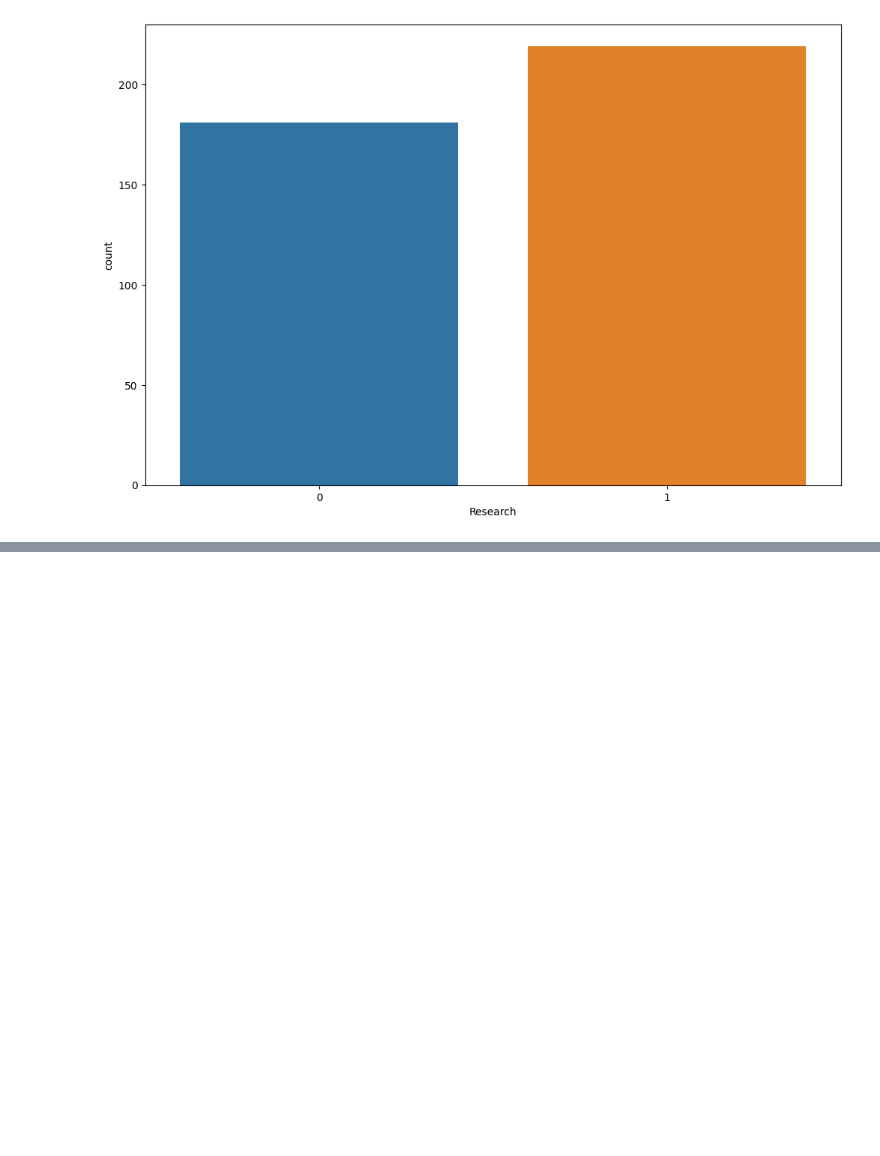
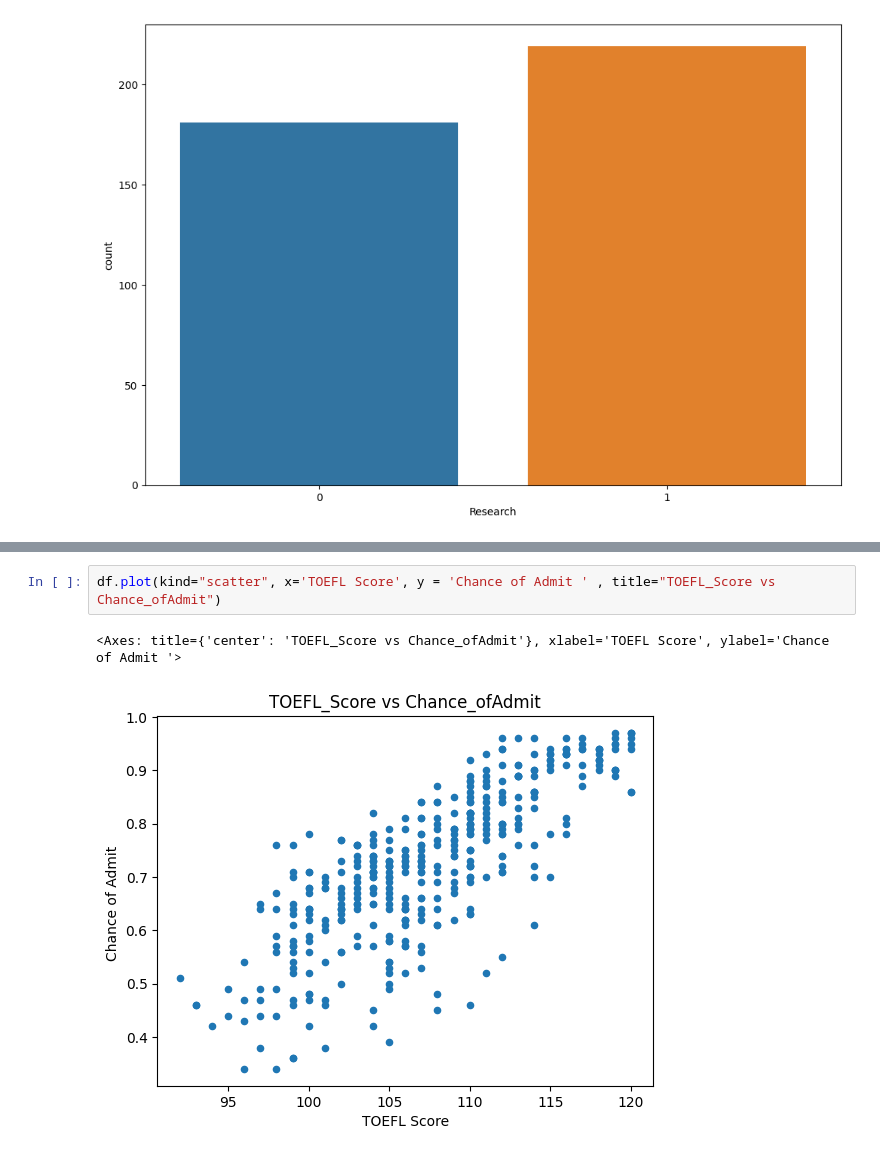
Before and after one commit to penscola/Graduate-Admissions, a Jupyter notebook: code/graduate-admision.ipynb, the cells around one changed output, grey strips where cells are left out. Drawn from its saved outputs; the diff is of its cells as text; blank space fills up the shorter version.

```diff
--- a/code/graduate-admision.ipynb
+++ b/code/graduate-admision.ipynb
@@ -112,0 +134,5 @@ plt.show()
+# %%
+df.plot(kind="scatter", x='TOEFL Score', y = 'Chance of Admit ' , title="TOEFL_Score vs Chance_ofAdmit")
+# %% [output]
+<Axes: title={'center': 'TOEFL_Score vs Chance_ofAdmit'}, xlabel='TOEFL Score', ylabel='Chance of Admit '>
+[figure, added]
```
Also changed, not shown: parts of 16 cells of this notebook, 1 other file.
